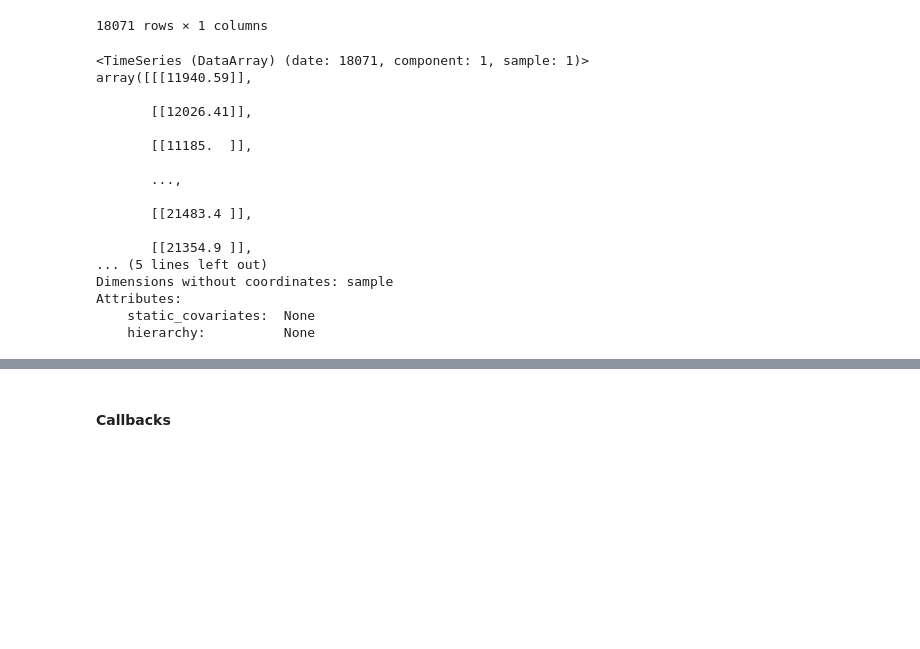
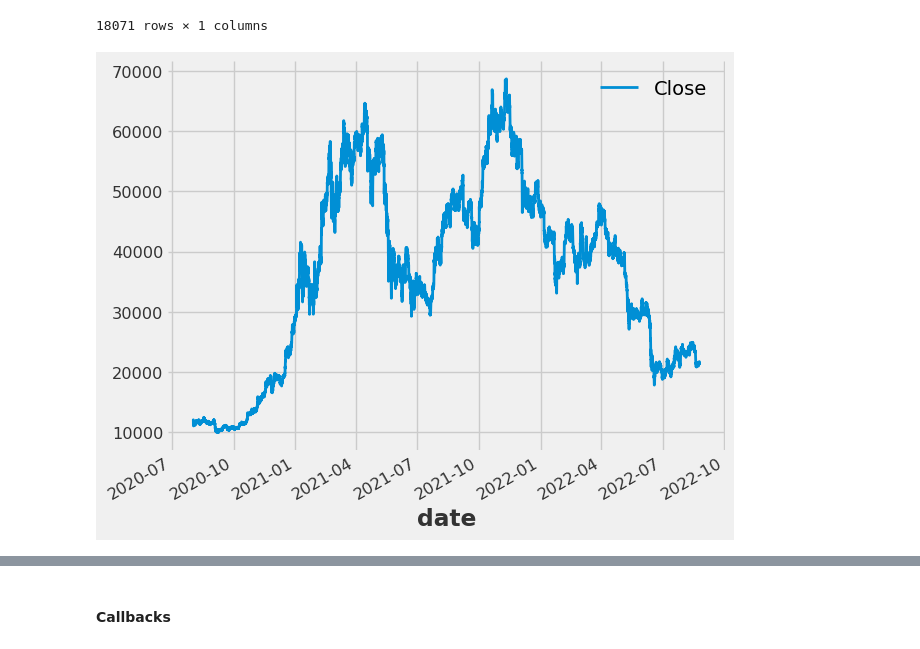
Before and after one commit to HKamkar/Predict-stock-price-with-darts, a Jupyter notebook: Prediction using darts - Hourly Data.ipynb, the cells around one changed output, grey strips where cells are left out. Cells and saved outputs as stored; diff of their text form; code cells hidden in the pictures; blank space fills up the shorter version.

```diff
--- a/Prediction using darts - Hourly Data.ipynb
+++ b/Prediction using darts - Hourly Data.ipynb
@@ -294,22 +294,6 @@ df
 # %%
 #bh = pd.tseries.offsets.BusinessHour(start='9:30', end='15:30')
 data = TimeSeries.from_dataframe(df, fill_missing_dates=True, freq='H')
-print(data)
+data.plot()
 # %% [output]
-<TimeSeries (DataArray) (date: 18071, component: 1, sample: 1)>
-array([[[11940.59]],
-
-       [[12026.41]],
-
-       [[11185.  ]],
-
-       ...,
-
-       [[21483.4 ]],
-
-       [[21354.9 ]],
-... (5 lines left out)
-Dimensions without coordinates: sample
-Attributes:
-    static_covariates:  None
-    hierarchy:          None
+[figure, added]
```
Also changed, not shown: parts of 19 cells of this notebook, 2 other files.
